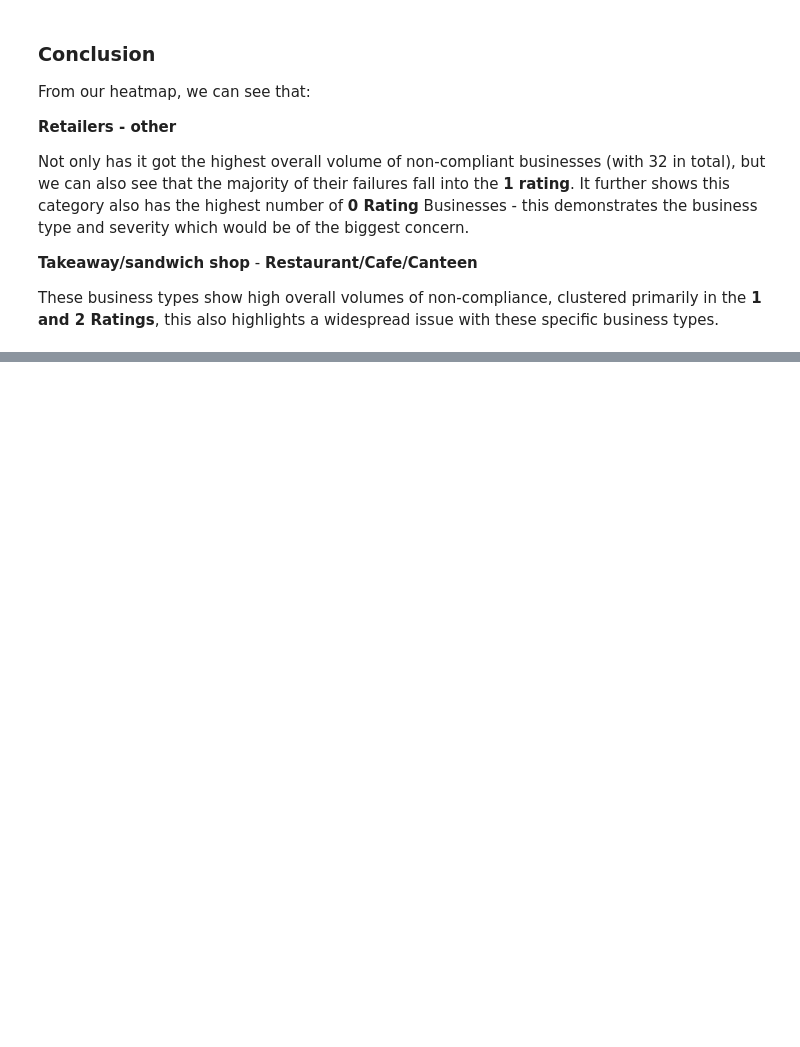
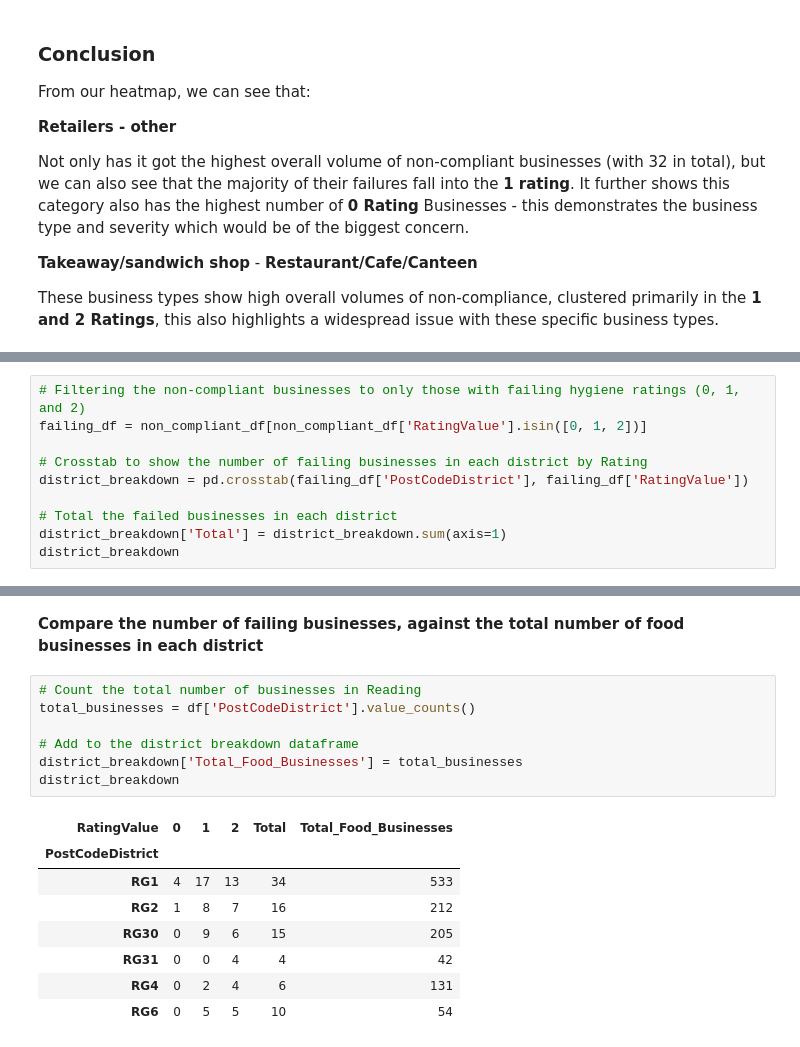
Before and after one commit to danb160/reading_food_hygiene_analysis, a Jupyter notebook: jupyter_notebooks/rfh_analysis_and_visualisations.ipynb, the cells around one changed output, grey strips where cells are left out. Cells and saved outputs as stored; diff of their text form; blank space fills up the shorter version.

Commit message:
Investigate location of failing businesses

```diff
--- a/jupyter_notebooks/rfh_analysis_and_visualisations.ipynb
+++ b/jupyter_notebooks/rfh_analysis_and_visualisations.ipynb
@@ -312,0 +346,10 @@ These business types show high overall volumes of non-compliance, clustered prim
+# %%
+# Filtering the non-compliant businesses to only those with failing hygiene ratings (0, 1, and 2)
+failing_df = non_compliant_df[non_compliant_df['RatingValue'].isin([0, 1, 2])]
+
+# Crosstab to show the number of failing businesses in each district by Rating
+district_breakdown = pd.crosstab(failing_df['PostCodeDistrict'], failing_df['RatingValue'])
+
+# Total the failed businesses in each district
+district_breakdown['Total'] = district_breakdown.sum(axis=1)
+district_breakdown
@@ -312,0 +365,18 @@ These business types show high overall volumes of non-compliance, clustered prim
+# %% [markdown]
+**Compare the number of failing businesses, against the total number of food businesses in each district**
+# %%
+# Count the total number of businesses in Reading
+total_businesses = df['PostCodeDistrict'].value_counts()
+
+# Add to the district breakdown dataframe
+district_breakdown['Total_Food_Businesses'] = total_businesses
+district_breakdown
+# %% [output]
+| RatingValue | 0 | 1 | 2 | Total | Total_Food_Businesses |
+| PostCodeDistrict |  |  |  |  |  |
+| RG1 | 4 | 17 | 13 | 34 | 533 |
+| RG2 | 1 | 8 | 7 | 16 | 212 |
+| RG30 | 0 | 9 | 6 | 15 | 205 |
+| RG31 | 0 | 0 | 4 | 4 | 42 |
+| RG4 | 0 | 2 | 4 | 6 | 131 |
+| RG6 | 0 | 5 | 5 | 10 | 54 |
```
Also changed, not shown: parts of 9 cells of this notebook.
